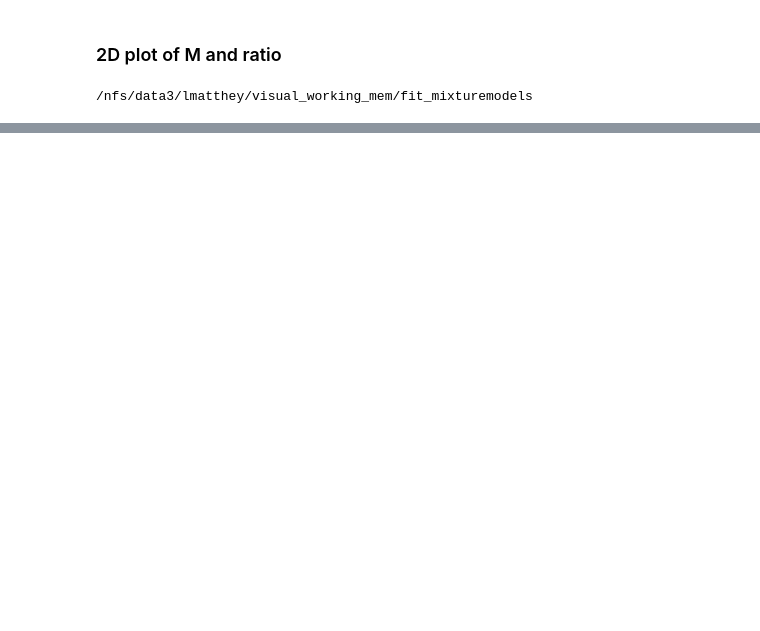
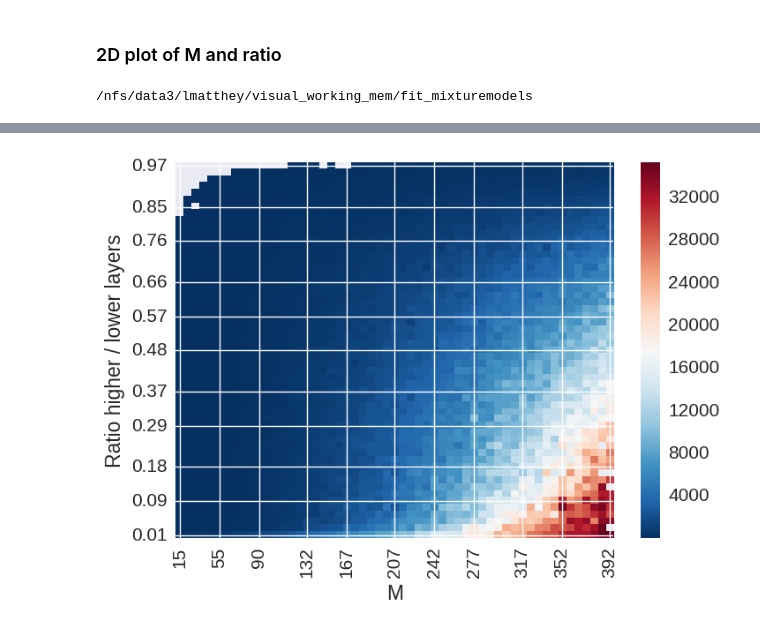
Before and after one commit to Azhag/Bayesian-visual-working-memory, a Jupyter notebook: Experiments/thesis_plots/Single Item characterisation - Hierarchical Network - 06.2017.ipynb, the cells around one changed output, grey strips where cells are left out. Cells and saved outputs as stored; diff of their text form; code cells hidden in the pictures; blank space fills up the shorter version.

```diff
--- a/Experiments/thesis_plots/Single Item characterisation - Hierarchical Network - 06.2017.ipynb
+++ b/Experiments/thesis_plots/Single Item characterisation - Hierarchical Network - 06.2017.ipynb
@@ -316,0 +225,20 @@ parameters[0,0]*parameters[0, 1]
+# %%
+# Quantize parameters to smooth stuff up a bit
+
+nQuantiles = 55
+parameters = ['M', 'ratio_hierarchical']
+
+df_fits_quants, param_qbins, param_qbins_middle = utils.df_add_quantize_parameters(
+    df_fits_filtered, parameters, nQuantiles)
+df_fits_q_avg = df_fits_quants.groupby(('M_qi', 'ratio_hierarchical_qi')).mean().reset_index()
+# %%
+data_q_M_ratio = df_fits_q_avg.pivot_table(index='M_qi',
+                                           columns='ratio_hierarchical_qi',
+                                           values='emfit_fidelity'
+                                          ).as_matrix()
+
+ax, _ = utils.pcolor_2d_data(data_q_M_ratio, x=param_qbins_middle['M'], y=param_qbins_middle['ratio_hierarchical'],
+                             xlabel="M", ylabel="Ratio higher / lower layers", xlabel_format = "%d",
+                             ticks_interpolate=11, cmap='RdBu_r', log_scale=False)
+# %% [output]
+[figure, added]
```
Also changed, not shown: parts of 21 cells of this notebook.
